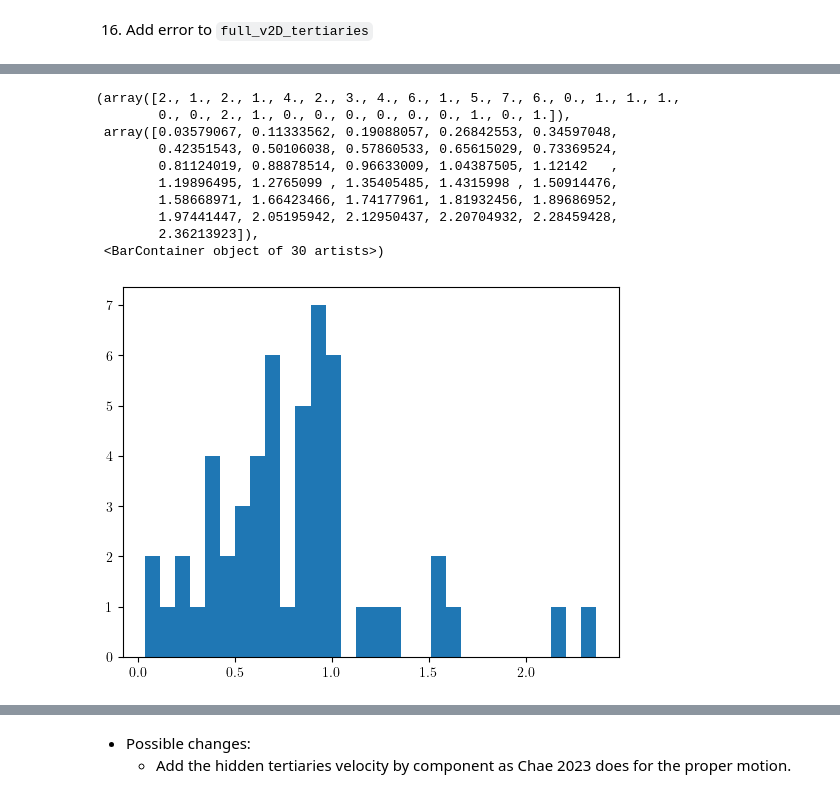
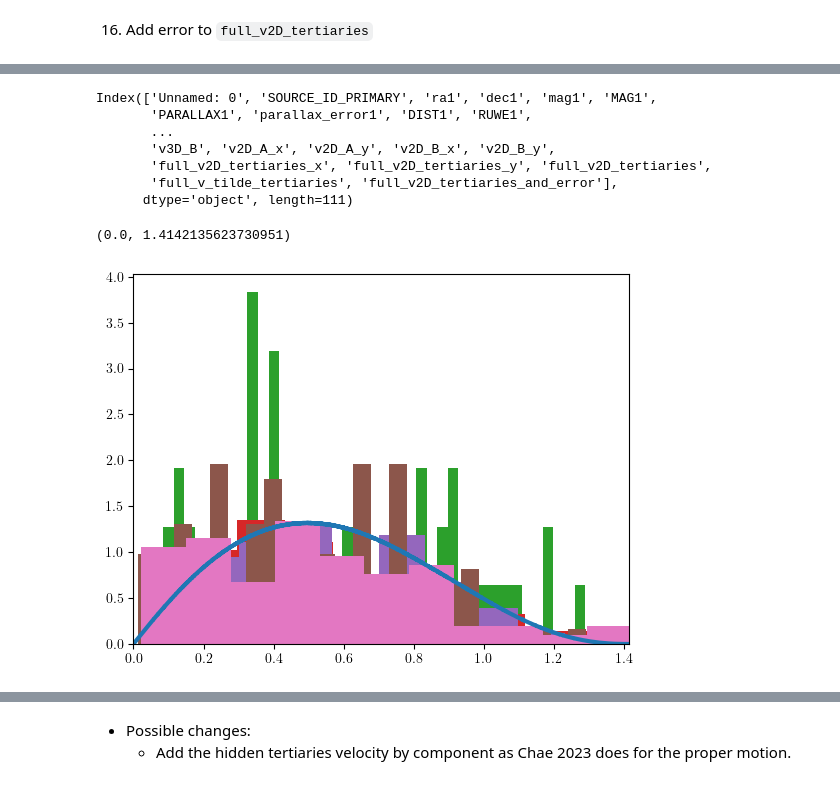
Before and after one commit to aaguayoo/binary-statistics, a Jupyter notebook: notebooks/hidden_tertiaries.ipynb, the cells around one changed output, grey strips where cells are left out. Cells and saved outputs as stored; diff of their text form; code cells hidden in the pictures.

```diff
--- a/notebooks/hidden_tertiaries.ipynb
+++ b/notebooks/hidden_tertiaries.ipynb
@@ -228,9 +231,10 @@ def get_v2D(mass, separation, v_tilde):
 
 new_binary_dataframe["v2D"] = new_binary_dataframe.apply(lambda x: get_v2D(x.M,x.r,x.v_tilde), axis=1)
 new_binary_dataframe["v2D_tertiaries"] = new_binary_dataframe.apply(lambda x: get_v2D(x.M_tertiaries,x.r,x.v_tilde), axis=1)
-new_binary_dataframe["v3D_tertiaries"] = new_binary_dataframe.apply(lambda x: x.v2D_tertiaries/np.sqrt(np.cos(x.phi)**2 + (np.cos(x.i_angle)**2)*(np.sin(x.psi)**2)), axis=1)
+new_binary_dataframe["v3D_tertiaries"] = new_binary_dataframe.apply(lambda x: x.v2D_tertiaries/np.sqrt(np.cos(x.psi)**2 + (np.cos(x.i_angle)**2)*(np.sin(x.psi)**2)), axis=1)
 new_binary_dataframe["v2D_tertiaries_x"] = new_binary_dataframe.apply(lambda x: -x.v3D_tertiaries*np.sin(x.phi), axis=1)
 new_binary_dataframe["v2D_tertiaries_y"] = new_binary_dataframe.apply(lambda x: x.v3D_tertiaries*np.cos(x.phi)*np.cos(x.i_angle), axis=1)
+new_binary_dataframe["v2D_tertiaries_comp"] = new_binary_dataframe.apply(lambda x: np.sqrt(x.v2D_tertiaries_x**2 + x.v2D_tertiaries_y**2), axis=1)
 # %% [markdown]
 10. Visualization to compare the real measured `'V2D'` with the mock values and the mass difference between with and without hidden companions
 # %%
@@ -346,11 +351,11 @@ new_binary_dataframe["eta_phot_A"] = new_binary_dataframe.apply(lambda x: x.mass
 new_binary_dataframe["eta_phot_B"] = new_binary_dataframe.apply(lambda x: x.mass_B_1*x.mass_B_2*(x.mass_B_1**(alp-1)-x.mass_B_2**(alp-1))/((x.mass_B_1+x.mass_B_2)*(x.mass_B_1**alp+x.mass_B_2**alp)), axis=1)
 # %%
 G = 4.3009e-03 # pc·(km/s)²·M_\odot⁻¹
-new_binary_dataframe["v3D_A"] = new_binary_dataframe.apply(lambda x: np.sqrt(G*x.M_A/x.r_3D_in_A)*x.v_tilde_A, axis=1)#*np.sqrt(2 - x.r_3D_in_A/x.a_in_A),axis=1)#*x.v_tilde_A, axis=1)
-new_binary_dataframe["v3D_B"] = new_binary_dataframe.apply(lambda x: np.sqrt(G*x.M_B/x.r_3D_in_B)*x.v_tilde_B, axis=1)#*np.sqrt(2 - x.r_3D_in_B/x.a_in_B),axis=1)#*x.v_tilde_B, axis=1)
+new_binary_dataframe["v2D_A"] = new_binary_dataframe.apply(lambda x: np.sqrt(G*x.M_A/x.s_A)*x.v_tilde_A, axis=1)#*np.sqrt(2 - x.r_3D_in_A/x.a_in_A),axis=1)#*x.v_tilde_A, axis=1)
+new_binary_dataframe["v2D_B"] = new_binary_dataframe.apply(lambda x: np.sqrt(G*x.M_B/x.s_B)*x.v_tilde_B, axis=1)#*np.sqrt(2 - x.r_3D_in_B/x.a_in_B),axis=1)#*x.v_tilde_B, axis=1)
 
-#new_binary_dataframe["v3D_A"] = new_binary_dataframe.apply(lambda x: x.v2D_A/np.sqrt(np.cos(x.phi_A)**2 + (np.cos(x.i_angle_A)**2)*(np.sin(x.psi_A)**2)), axis=1)
-#new_binary_dataframe["v3D_B"] = new_binary_dataframe.apply(lambda x: x.v2D_B/np.sqrt(np.cos(x.phi_B)**2 + (np.cos(x.i_angle_B)**2)*(np.sin(x.psi_B)**2)), axis=1)
+new_binary_dataframe["v3D_A"] = new_binary_dataframe.apply(lambda x: x.v2D_A/np.sqrt(np.cos(x.psi_A)**2 + (np.cos(x.i_angle_A)**2)*(np.sin(x.psi_A)**2)), axis=1)
+new_binary_dataframe["v3D_B"] = new_binary_dataframe.apply(lambda x: x.v2D_B/np.sqrt(np.cos(x.psi_B)**2 + (np.cos(x.i_angle_B)**2)*(np.sin(x.psi_B)**2)), axis=1)
 
 new_binary_dataframe["v2D_A_x"] = new_binary_dataframe.apply(lambda x: -x.v3D_A*np.sin(x.phi_A), axis=1)
 new_binary_dataframe["v2D_A_y"] = new_binary_dataframe.apply(lambda x: x.v3D_A*np.cos(x.phi_A)*np.cos(x.i_angle_A), axis=1)
@@ -358,8 +363,8 @@ new_binary_dataframe["v2D_A_y"] = new_binary_dataframe.apply(lambda x: x.v3D_A*n
 new_binary_dataframe["v2D_B_x"] = new_binary_dataframe.apply(lambda x: -x.v3D_B*np.sin(x.phi_B), axis=1)
 new_binary_dataframe["v2D_B_y"] = new_binary_dataframe.apply(lambda x: x.v3D_B*np.cos(x.phi_B)*np.cos(x.i_angle_B), axis=1)
 # %%
-new_binary_dataframe["full_v2D_tertiaries_x"] = new_binary_dataframe.apply(lambda x: x.v2D_tertiaries + x.eta_phot_A*x.v2D_A_x + x.eta_phot_B*x.v2D_B_x, axis=1)
-new_binary_dataframe["full_v2D_tertiaries_y"] = new_binary_dataframe.apply(lambda x: x.v2D_tertiaries + x.eta_phot_A*x.v2D_A_y + x.eta_phot_B*x.v2D_B_y, axis=1)
+new_binary_dataframe["full_v2D_tertiaries_x"] = new_binary_dataframe.apply(lambda x: x.v2D_tertiaries_x + x.eta_phot_A*x.v2D_A_x + x.eta_phot_B*x.v2D_B_x, axis=1)
+new_binary_dataframe["full_v2D_tertiaries_y"] = new_binary_dataframe.apply(lambda x: x.v2D_tertiaries_y + x.eta_phot_A*x.v2D_A_y + x.eta_phot_B*x.v2D_B_y, axis=1)
 new_binary_dataframe["full_v2D_tertiaries"] = new_binary_dataframe.apply(lambda x: np.sqrt(x.full_v2D_tertiaries_x**2 + x.full_v2D_tertiaries_y**2), axis=1)
 new_binary_dataframe["full_v_tilde_tertiaries"] = new_binary_dataframe.apply(lambda x: x.full_v2D_tertiaries/np.sqrt(G*x.M_tertiaries/x.r), axis=1)
 # %% [markdown]
@@ -392,13 +397,26 @@ ax.legend()
+# %%
+new_binary_dataframe.columns
+# %% [output]
+Index(['Unnamed: 0', 'SOURCE_ID_PRIMARY', 'ra1', 'dec1', 'mag1', 'MAG1',
+       'PARALLAX1', 'parallax_error1', 'DIST1', 'RUWE1',
+       ...
+       'v3D_B', 'v2D_A_x', 'v2D_A_y', 'v2D_B_x', 'v2D_B_y',
+       'full_v2D_tertiaries_x', 'full_v2D_tertiaries_y', 'full_v2D_tertiaries',
+       'full_v_tilde_tertiaries', 'full_v2D_tertiaries_and_error'],
+      dtype='object', length=111)
 # %%
 hist, bins = np.histogram(new_binary_dataframe["r"], bins=[0.0001, 0.001, 0.002, 0.0045, 0.01, 0.025, 0.06])
 
 bines = []
 bines_tilde = []
+bines_std = []
 for index, bin_ in enumerate(bins[1:]):
     mask = new_binary_dataframe.loc[(new_binary_dataframe['r'] >= bins[index-1]) & (new_binary_dataframe['r'] < bins[index]), 'full_v2D_tertiaries_and_error'].copy()
     bines.append(mask)
     mask = new_binary_dataframe.loc[(new_binary_dataframe['r'] >= bins[index-1]) & (new_binary_dataframe['r'] < bins[index]), 'full_v_tilde_tertiaries'].copy()
     bines_tilde.append(mask)
+    mask = new_binary_dataframe.loc[(new_binary_dataframe['r'] >= bins[index-1]) & (new_binary_dataframe['r'] < bins[index]), 'd_V2D'].copy()
+    bines_std.append(mask)
 
 mean = []
 median = []
@@ -408,19 +426,22 @@ for vel_bins in bines:
     median.append(np.nanmedian(vel_bins))
     rms.append(np.sqrt(np.nanmean(vel_bins**2)))
 # %%
-plt.hist(bines_tilde[1], bins=30)
+with open("../data/VTil.dat","r") as file:
+    lines = file.readlines()
+
+    v = []
+    v_dist = []
+    for line in lines:
+        vel, dist = line.strip().split(" ")
+        v.append(float(vel))
+        v_dist.append(float(dist))
+plt.plot(v, v_dist, linewidth=3)
+for bin_tilde in bines_tilde:
+    plt.hist(bin_tilde, bins=50, density=True)
+plt.xlim(0,np.sqrt(2))
 # %% [output]
-(array([2., 1., 2., 1., 4., 2., 3., 4., 6., 1., 5., 7., 6., 0., 1., 1., 1.,
-        0., 0., 2., 1., 0., 0., 0., 0., 0., 0., 1., 0., 1.]),
- array([0.03579067, 0.11333562, 0.19088057, 0.26842553, 0.34597048,
-        0.42351543, 0.50106038, 0.57860533, 0.65615029, 0.73369524,
-        0.81124019, 0.88878514, 0.96633009, 1.04387505, 1.12142   ,
-        1.19896495, 1.2765099 , 1.35405485, 1.4315998 , 1.50914476,
-        1.58668971, 1.66423466, 1.74177961, 1.81932456, 1.89686952,
-        1.97441447, 2.05195942, 2.12950437, 2.20704932, 2.28459428,
-        2.36213923]),
- <BarContainer object of 30 artists>)
+(0.0, 1.4142135623730951)
-[figure, old version]
+[figure, new version]
 # %%
 fig, ax = plt.subplots()
 ax.scatter(new_binary_dataframe["r"],new_binary_dataframe["full_v2D_tertiaries_and_error"], s=5, alpha=0.25, label = f"With hidden $f={f*100:.0f}$\%", color="black")
```
Also changed, not shown: parts of 10 cells of this notebook, 2 other files.
